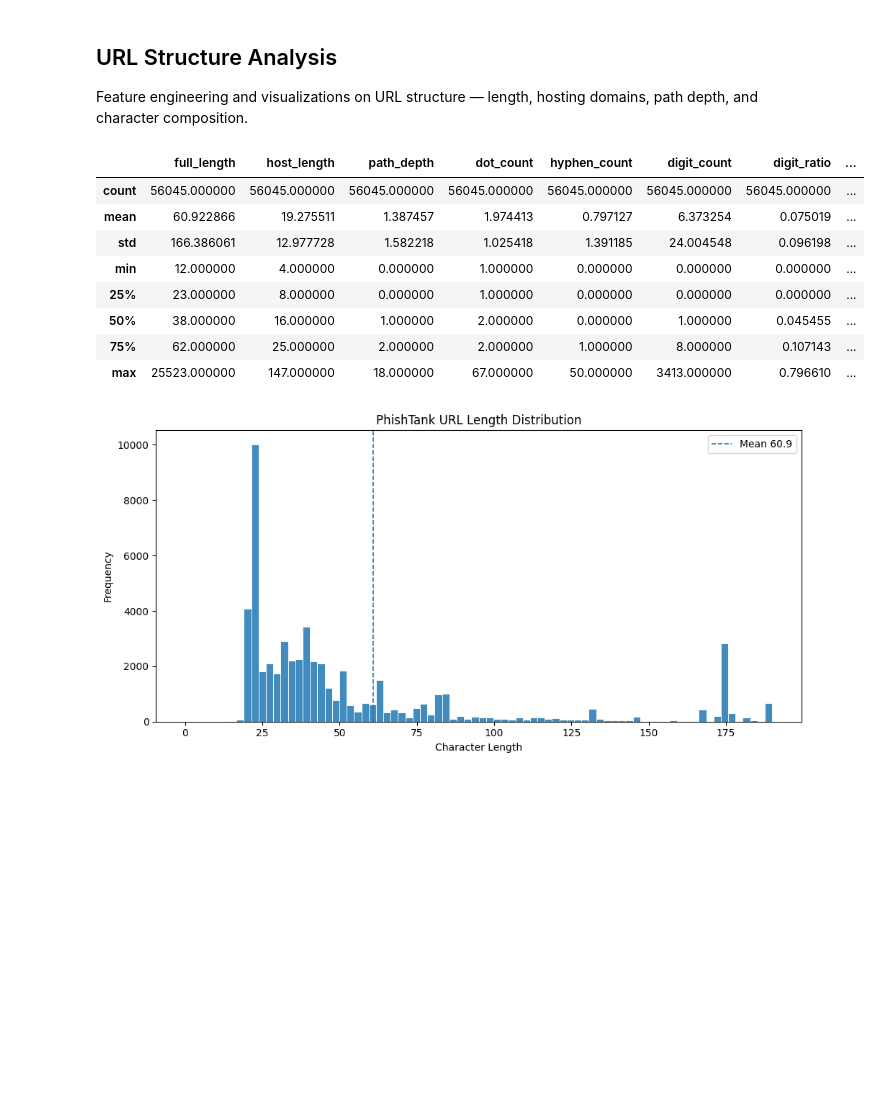
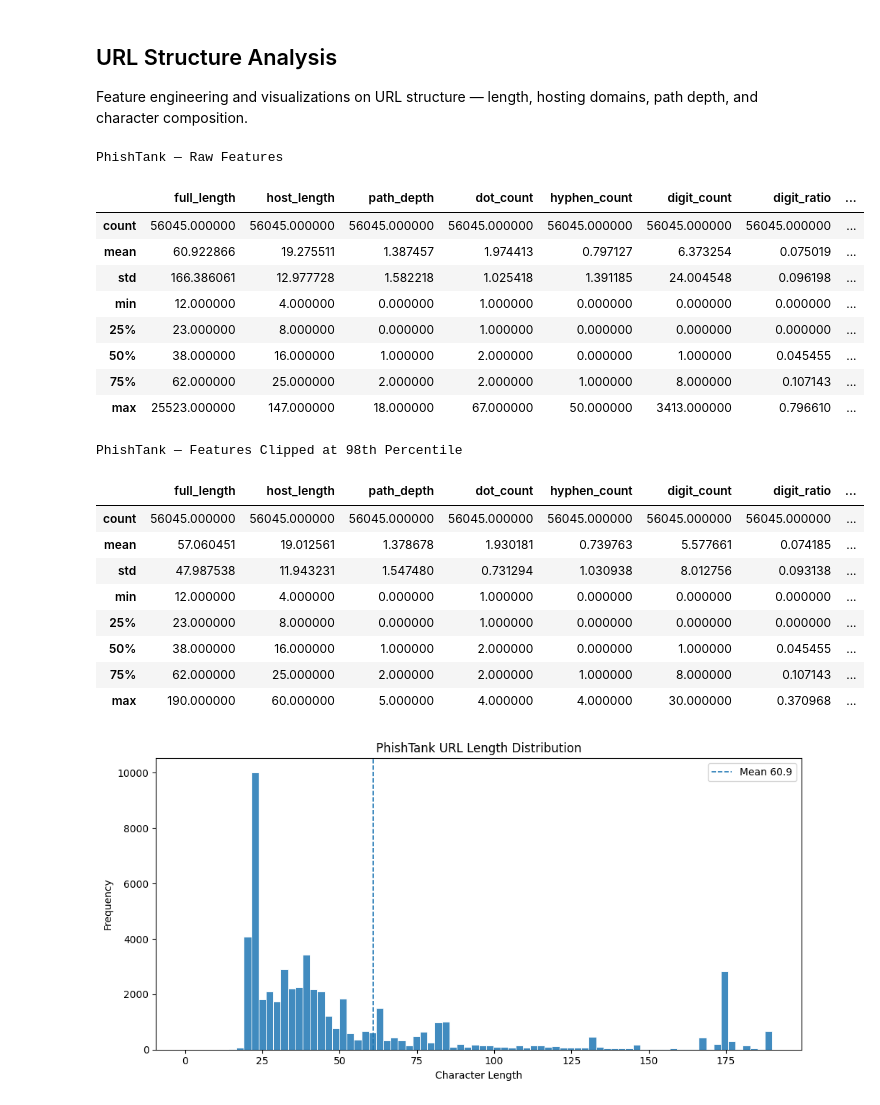
Before and after one commit to ns15468-gasou/DS_ML_Project_ColabIntegration, a Jupyter notebook: Project/notebooks/combined_eda.ipynb, the cells around one changed output. Drawn from its saved outputs; the diff is of its cells as text; code cells hidden in the pictures; blank space fills up the shorter version.

Commit message:
add clipped feature summary, normalizaton section to combined EDA

```diff
--- a/Project/notebooks/combined_eda.ipynb
+++ b/Project/notebooks/combined_eda.ipynb
@@ -164,9 +173,11 @@ phish['digit_count'] = phish['url'].str.count(r'\d')
 phish['digit_ratio'] = phish['digit_count'] / phish['full_length']
 phish['subdomain_depth'] = phish['host'].str.count(r'\.')
 
+print("PhishTank — Raw Features")
 phish[['full_length', 'host_length', 'path_depth', 'dot_count', 'hyphen_count',
     'digit_count', 'digit_ratio', 'subdomain_depth']].describe()
 # %% [output]
+PhishTank — Raw Features
 |  | full_length | host_length | path_depth | dot_count | hyphen_count | digit_count | digit_ratio | ... |
 | count | 56045.000000 | 56045.000000 | 56045.000000 | 56045.000000 | 56045.000000 | 56045.000000 | 56045.000000 | ... |
 | mean | 60.922866 | 19.275511 | 1.387457 | 1.974413 | 0.797127 | 6.373254 | 0.075019 | ... |
@@ -176,6 +187,24 @@ phish[['full_length', 'host_length', 'path_depth', 'dot_count', 'hyphen_count',
 | 50% | 38.000000 | 16.000000 | 1.000000 | 2.000000 | 0.000000 | 1.000000 | 0.045455 | ... |
 | 75% | 62.000000 | 25.000000 | 2.000000 | 2.000000 | 1.000000 | 8.000000 | 0.107143 | ... |
 | max | 25523.000000 | 147.000000 | 18.000000 | 67.000000 | 50.000000 | 3413.000000 | 0.796610 | ... |
+# %%
+clip_threshold = 0.98
+phish_clipped = phish[['full_length', 'host_length', 'path_depth', 'dot_count', 'hyphen_count',
+                       'digit_count', 'digit_ratio', 'subdomain_depth']].apply(
+    lambda col: col.clip(upper=col.quantile(clip_threshold)))
+print("PhishTank — Features Clipped at 98th Percentile")
+phish_clipped.describe()
+# %% [output]
+PhishTank — Features Clipped at 98th Percentile
+|  | full_length | host_length | path_depth | dot_count | hyphen_count | digit_count | digit_ratio | ... |
+| count | 56045.000000 | 56045.000000 | 56045.000000 | 56045.000000 | 56045.000000 | 56045.000000 | 56045.000000 | ... |
+| mean | 57.060451 | 19.012561 | 1.378678 | 1.930181 | 0.739763 | 5.577661 | 0.074185 | ... |
+| std | 47.987538 | 11.943231 | 1.547480 | 0.731294 | 1.030938 | 8.012756 | 0.093138 | ... |
+| min | 12.000000 | 4.000000 | 0.000000 | 1.000000 | 0.000000 | 0.000000 | 0.000000 | ... |
+| 25% | 23.000000 | 8.000000 | 0.000000 | 1.000000 | 0.000000 | 0.000000 | 0.000000 | ... |
+| 50% | 38.000000 | 16.000000 | 1.000000 | 2.000000 | 0.000000 | 1.000000 | 0.045455 | ... |
+| 75% | 62.000000 | 25.000000 | 2.000000 | 2.000000 | 1.000000 | 8.000000 | 0.107143 | ... |
+| max | 190.000000 | 60.000000 | 5.000000 | 4.000000 | 4.000000 | 30.000000 | 0.370968 | ... |
 # %%
 # URL length distribution (clipped to 98th percentile)
 plt.figure(figsize=(10, 5))
```
Also changed, not shown: parts of 10 cells of this notebook.
